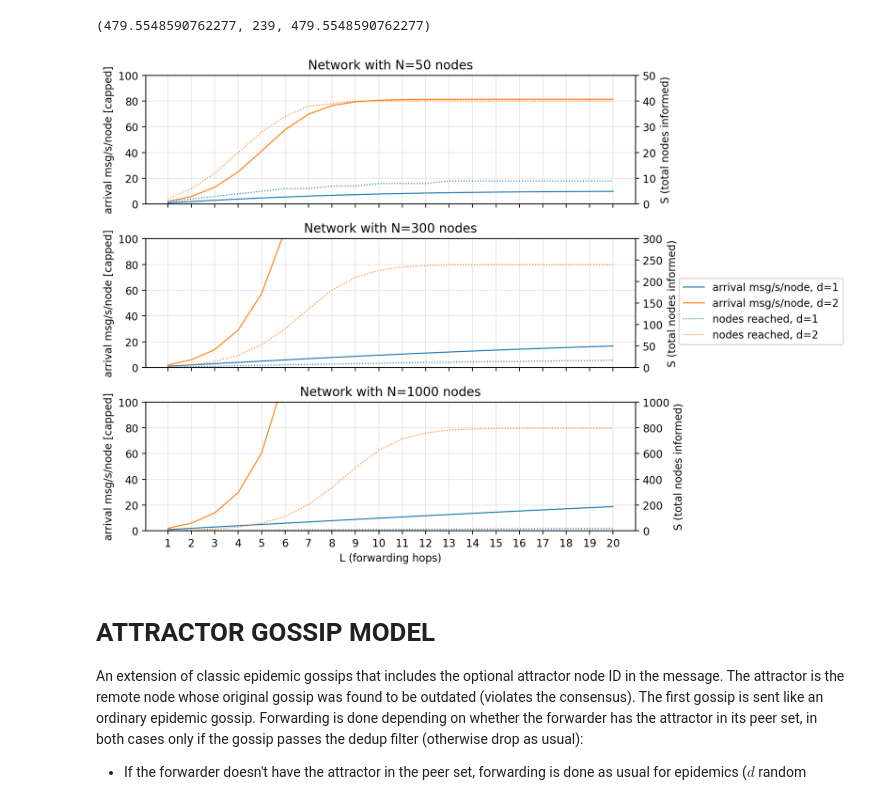
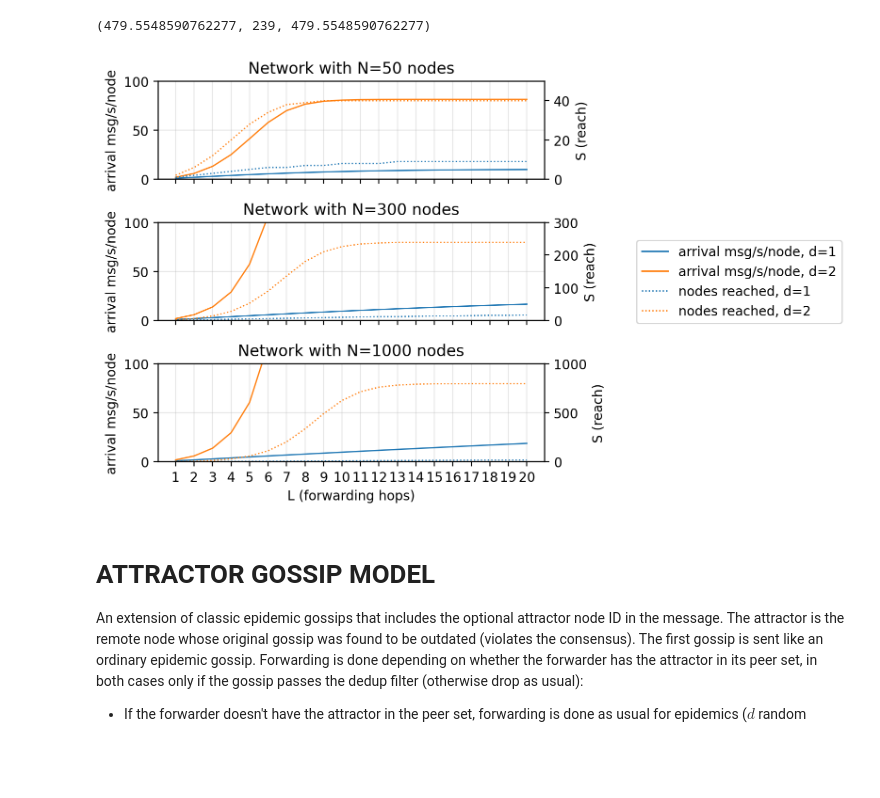
Before and after one commit to OpenCyphal-Garage/cy, a Jupyter notebook: model/gossip_propagation.ipynb, the cells around one changed output. Drawn from its saved outputs; the diff is of its cells as text; code cells hidden in the pictures; blank space fills up the shorter version.

```diff
--- a/model/gossip_propagation.ipynb
+++ b/model/gossip_propagation.ipynb
@@ -67,7 +70,7 @@ gossip_coverage_with_dedup(300, 2, 10)
 # %%
 def plot_gossip_coverage(Ns, ds, model, L_max=16):
     Ls = list(range(1, L_max+1))
-    fig, axes = plt.subplots(len(Ns), 1, figsize=(10, 6), sharex=True)
+    fig, axes = plt.subplots(len(Ns), 1, figsize=(8, 5), sharex=True)
     cov_axes = []
     for ax_load, N in zip(axes, Ns):
         ax_cov = ax_load.twinx()
@@ -92,9 +95,9 @@ def plot_gossip_coverage(Ns, ds, model, L_max=16):
                 label=f"nodes reached, d={d}",
             )
 
-        ax_load.set_title(f"Network with N={N} nodes")
-        ax_load.set_ylabel("d·A (msg/hop) [capped]")
-        ax_cov.set_ylabel("S (total nodes informed)")
+        ax_load.set_title(f"N={N} nodes")
+        ax_load.set_ylabel("d·A (msg/hop)")
+        ax_cov.set_ylabel("S (reach)")
         ax_load.set_ylim(0, N*2)
         ax_cov.set_ylim(0, N)
         ax_load.set_xticks(Ls)
@@ -107,7 +110,7 @@ def plot_gossip_coverage(Ns, ds, model, L_max=16):
         labels_load + labels_cov,
         loc="center right",
     )
-    fig.tight_layout(rect=[0, 0, 0.8, 1])
+    fig.tight_layout(rect=[0, 0, 0.7, 1])
     plt.show()
 
 for model in (gossip_coverage_with_dedup, gossip_coverage_no_dedup):
@@ -158,7 +161,7 @@ gossip_arrival_rate_with_dedup(300, 2, 16, 1)
 # %%
 def plot_gossip_arrival_rate(Ns, ds, model, rate=1, L_max=20):
     Ls = list(range(1, L_max+1))
-    fig, axes = plt.subplots(len(Ns), 1, figsize=(10, 7), sharex=True)
+    fig, axes = plt.subplots(len(Ns), 1, figsize=(8, 5), sharex=True)
     cov_axes = []
     for ax_load, N in zip(axes, Ns):
         ax_cov = ax_load.twinx()
@@ -170,37 +173,37 @@ def plot_gossip_arrival_rate(Ns, ds, model, rate=1, L_max=20):
             ax_load.plot(
                 Ls,
                 load,
                 linewidth=1,
                 label=f"arrival msg/s/node, d={d}",
             )
             ax_cov.plot(
                 Ls,
                 coverage,
                 linestyle=":",
                 linewidth=1,
                 label=f"nodes reached, d={d}",
             )
         ax_load.set_title(f"Network with N={N} nodes")
-        ax_load.set_ylabel("arrival msg/s/node [capped]")
-        ax_cov.set_ylabel("S (total nodes informed)")
+        ax_load.set_ylabel("arrival msg/s/node")
+        ax_cov.set_ylabel("S (reach)")
         ax_load.set_ylim(0, 100)
         ax_cov.set_ylim(0, N)
         ax_load.set_xticks(Ls)
         ax_load.grid(True, alpha=0.3)
     axes[-1].set_xlabel("L (forwarding hops)")
     handles_load, labels_load = axes[0].get_legend_handles_labels()
     handles_cov, labels_cov = cov_axes[0].get_legend_handles_labels()
     fig.legend(
         handles_load + handles_cov,
         labels_load + labels_cov,
         loc="center right",
     )
-    fig.tight_layout(rect=[0, 0, 0.8, 1])
+    fig.tight_layout(rect=[0, 0, 0.7, 1])
     plt.show()
 
 plot_gossip_arrival_rate(Ns=[50, 300, 1000], ds=[1, 2], model=gossip_arrival_rate_with_dedup)
 # %% [output]
-[figure, old version]
+[figure, new version]
 # %% [markdown]
 # ATTRACTOR GOSSIP MODEL
 
```
Also changed, not shown: parts of 5 cells of this notebook.
